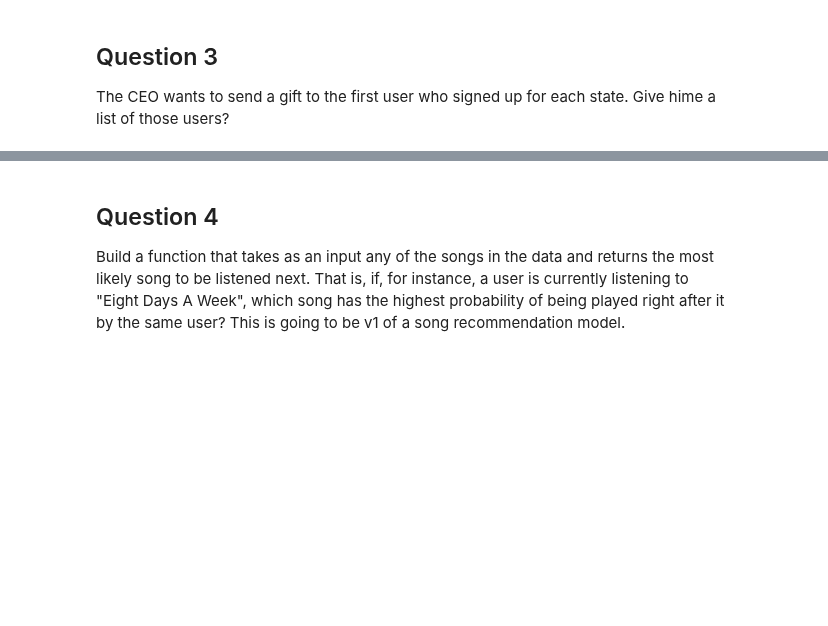
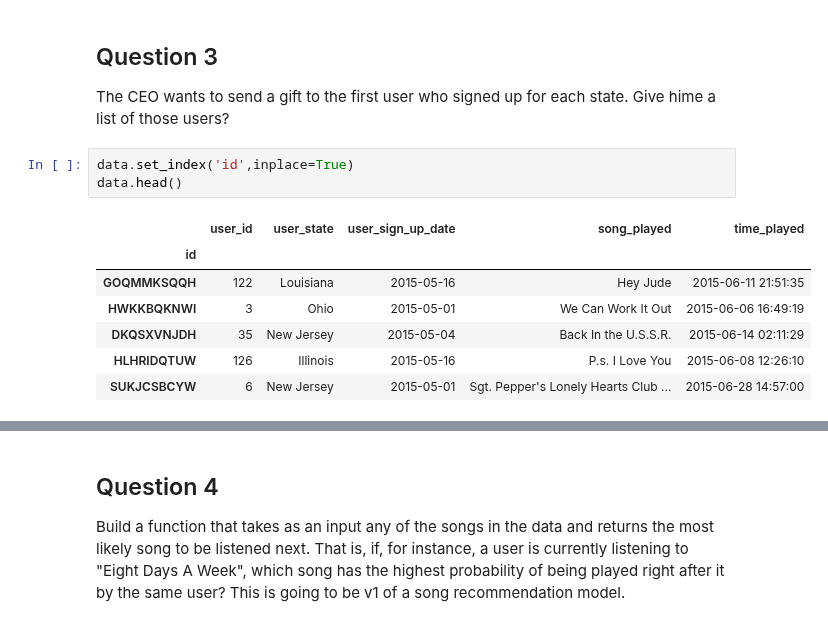
Before and after one commit to Aliciaworld/DS-TakeHomeChallenges, a Jupyter notebook: 08. Song Challenge.ipynb, the cells around one changed output, grey strips where cells are left out. Saved outputs shown, nothing was run; the diff lists cells and outputs as text; blank space fills up the shorter version.

```diff
--- a/08. Song Challenge.ipynb
+++ b/08. Song Challenge.ipynb
@@ -194,3 +199,14 @@ state_user_play.iloc[-3:]
 <a id='question3'></a>
 ## Question 3
 The CEO wants to send a gift to the first user who signed up for each state. Give hime a list of those users?
+# %%
+data.set_index('id',inplace=True)
+data.head()
+# %% [output]
+|  | user_id | user_state | user_sign_up_date | song_played | time_played |
+| id |  |  |  |  |  |
+| GOQMMKSQQH | 122 | Louisiana | 2015-05-16 | Hey Jude | 2015-06-11 21:51:35 |
+| HWKKBQKNWI | 3 | Ohio | 2015-05-01 | We Can Work It Out | 2015-06-06 16:49:19 |
+| DKQSXVNJDH | 35 | New Jersey | 2015-05-04 | Back In the U.S.S.R. | 2015-06-14 02:11:29 |
+| HLHRIDQTUW | 126 | Illinois | 2015-05-16 | P.s. I Love You | 2015-06-08 12:26:10 |
+| SUKJCSBCYW | 6 | New Jersey | 2015-05-01 | Sgt. Pepper's Lonely Hearts Club ... | 2015-06-28 14:57:00 |
```
Also changed, not shown: parts of 11 cells of this notebook.
